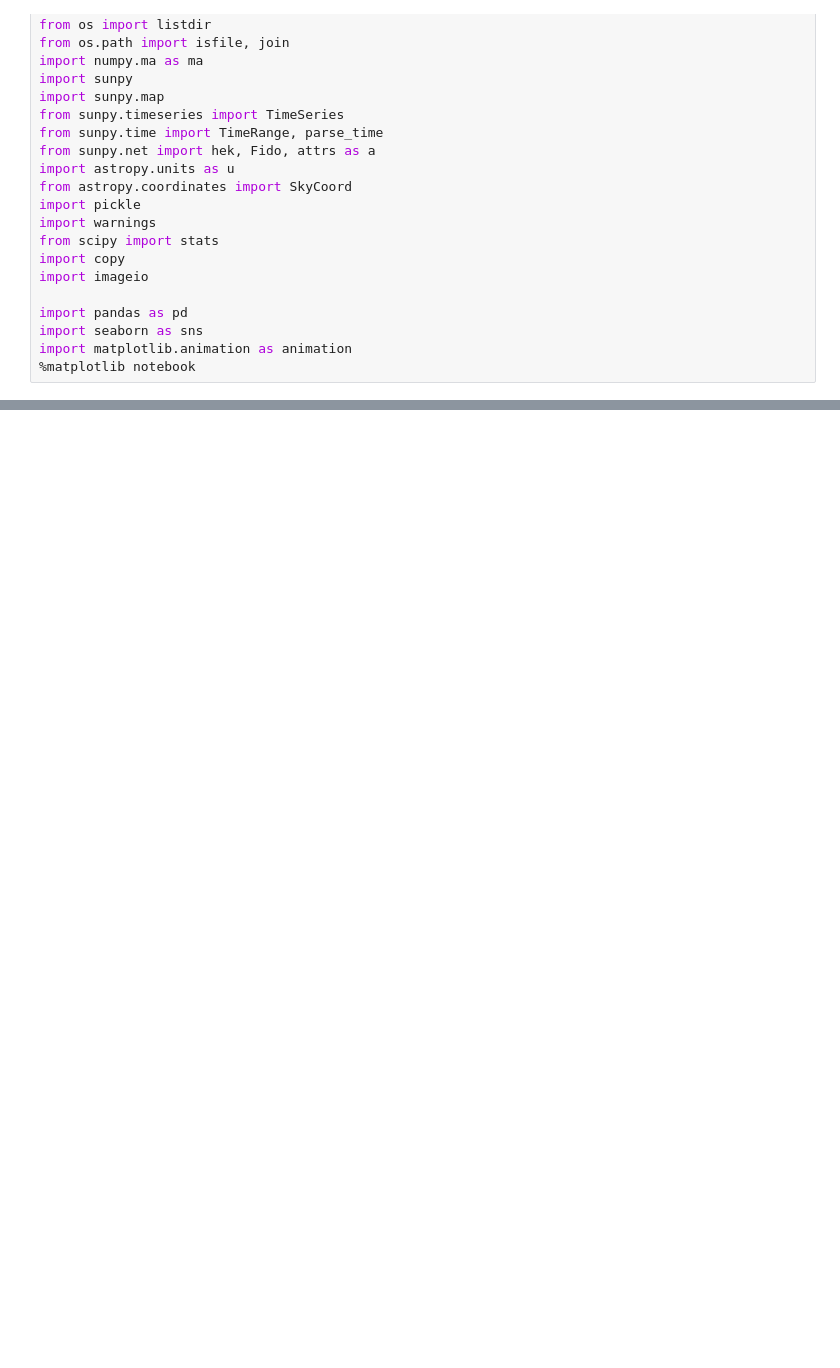
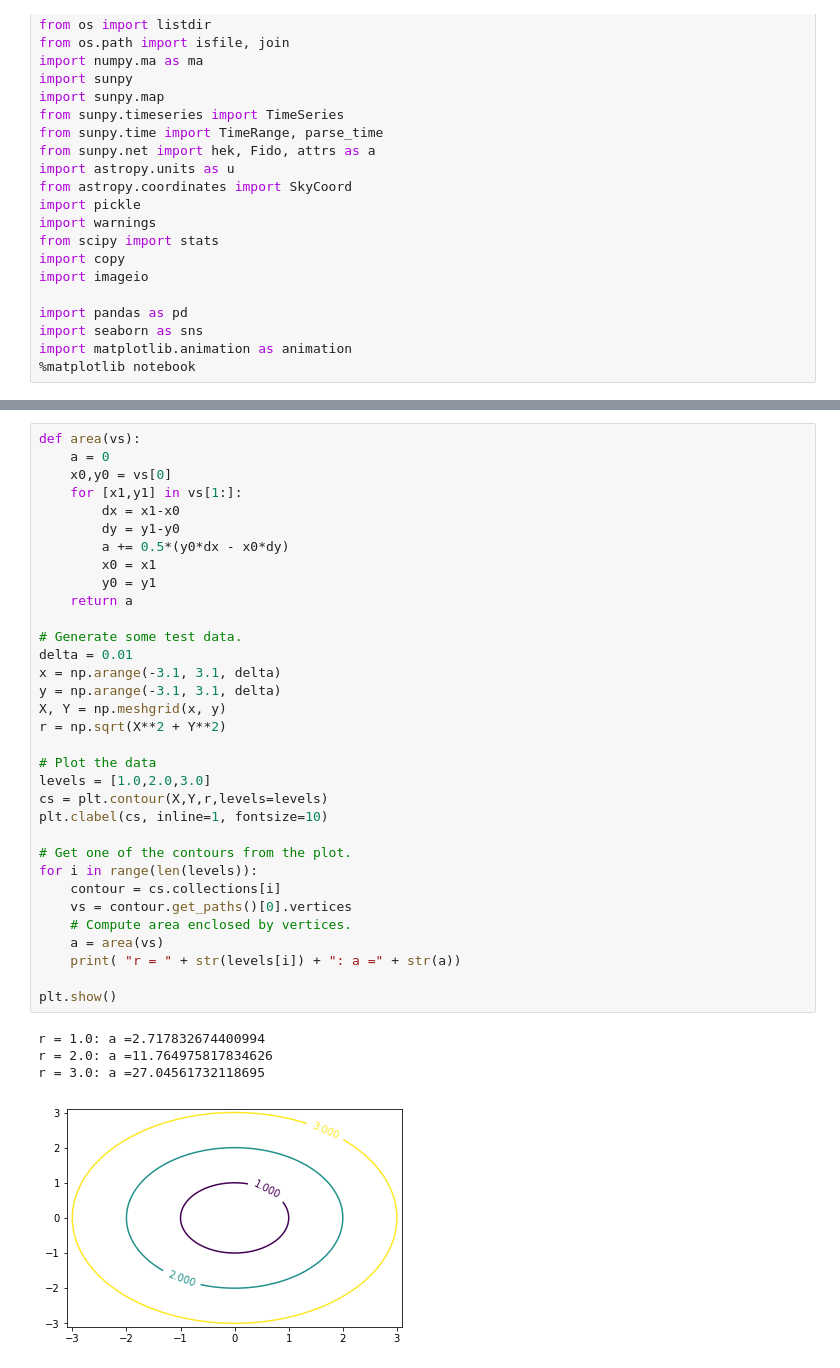
Before and after one commit to jcguevarag/sep2010_thomson, a Jupyter notebook: Ne_plots.ipynb, the cells around one changed output, grey strips where cells are left out. Cells and saved outputs as stored; diff of their text form; blank space fills up the shorter version.

```diff
--- a/Ne_plots.ipynb
+++ b/Ne_plots.ipynb
@@ -87,0 +108,38 @@ plt.show()
+# %%
+def area(vs):
+    a = 0
+    x0,y0 = vs[0]
+    for [x1,y1] in vs[1:]:
+        dx = x1-x0
+        dy = y1-y0
+        a += 0.5*(y0*dx - x0*dy)
+        x0 = x1
+        y0 = y1
+    return a
+
+# Generate some test data.
+delta = 0.01
+x = np.arange(-3.1, 3.1, delta)
+y = np.arange(-3.1, 3.1, delta)
+X, Y = np.meshgrid(x, y)
+r = np.sqrt(X**2 + Y**2)
+
+# Plot the data
+levels = [1.0,2.0,3.0]
+cs = plt.contour(X,Y,r,levels=levels)
+plt.clabel(cs, inline=1, fontsize=10)
+
+# Get one of the contours from the plot.
+for i in range(len(levels)):
+    contour = cs.collections[i]
+    vs = contour.get_paths()[0].vertices
+    # Compute area enclosed by vertices.
+    a = area(vs)
+    print( "r = " + str(levels[i]) + ": a =" + str(a))
+
+plt.show()
+# %% [output]
+r = 1.0: a =2.717832674400994
+r = 2.0: a =11.764975817834626
+r = 3.0: a =27.04561732118695
+[figure, added]
```
Also changed, not shown: parts of 19 cells of this notebook.
